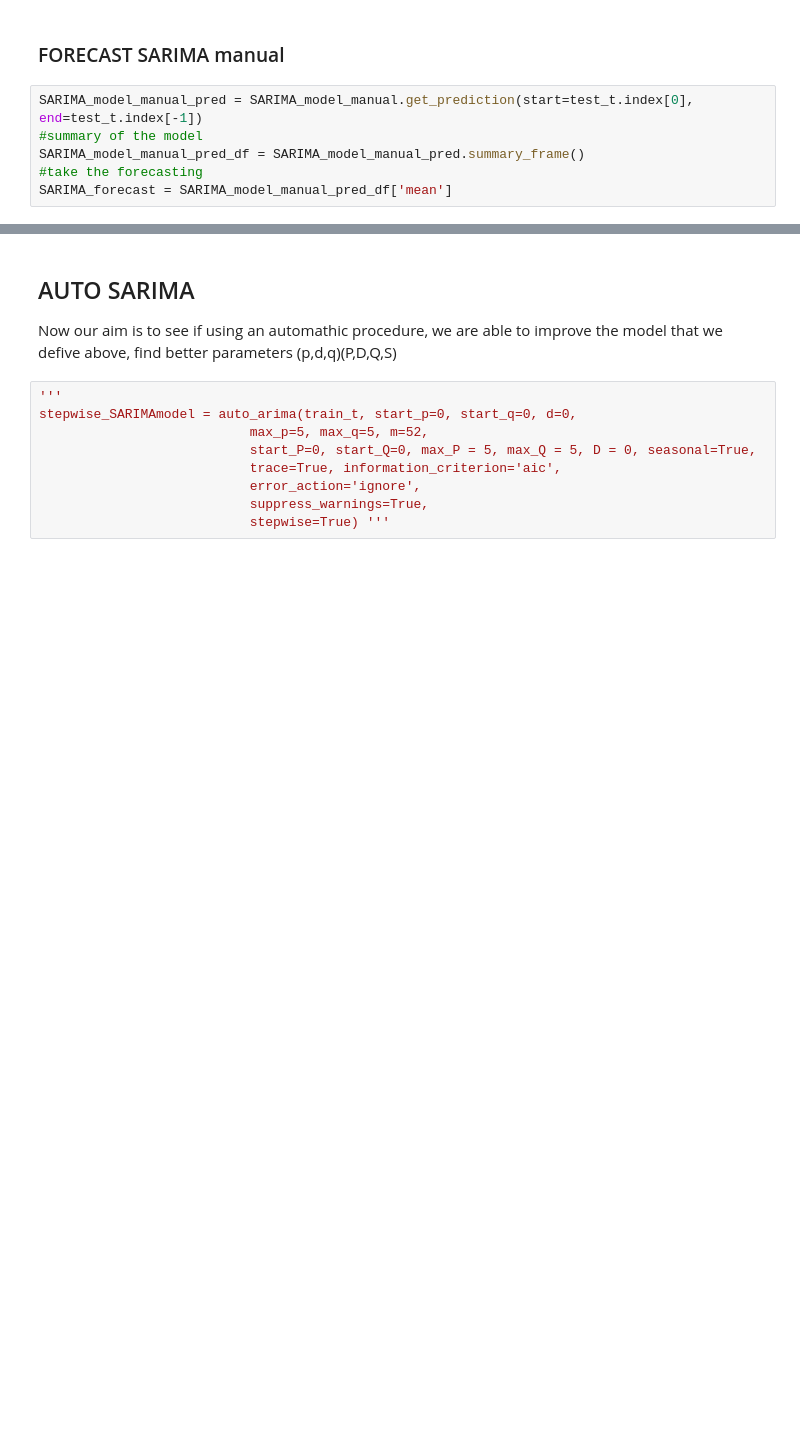
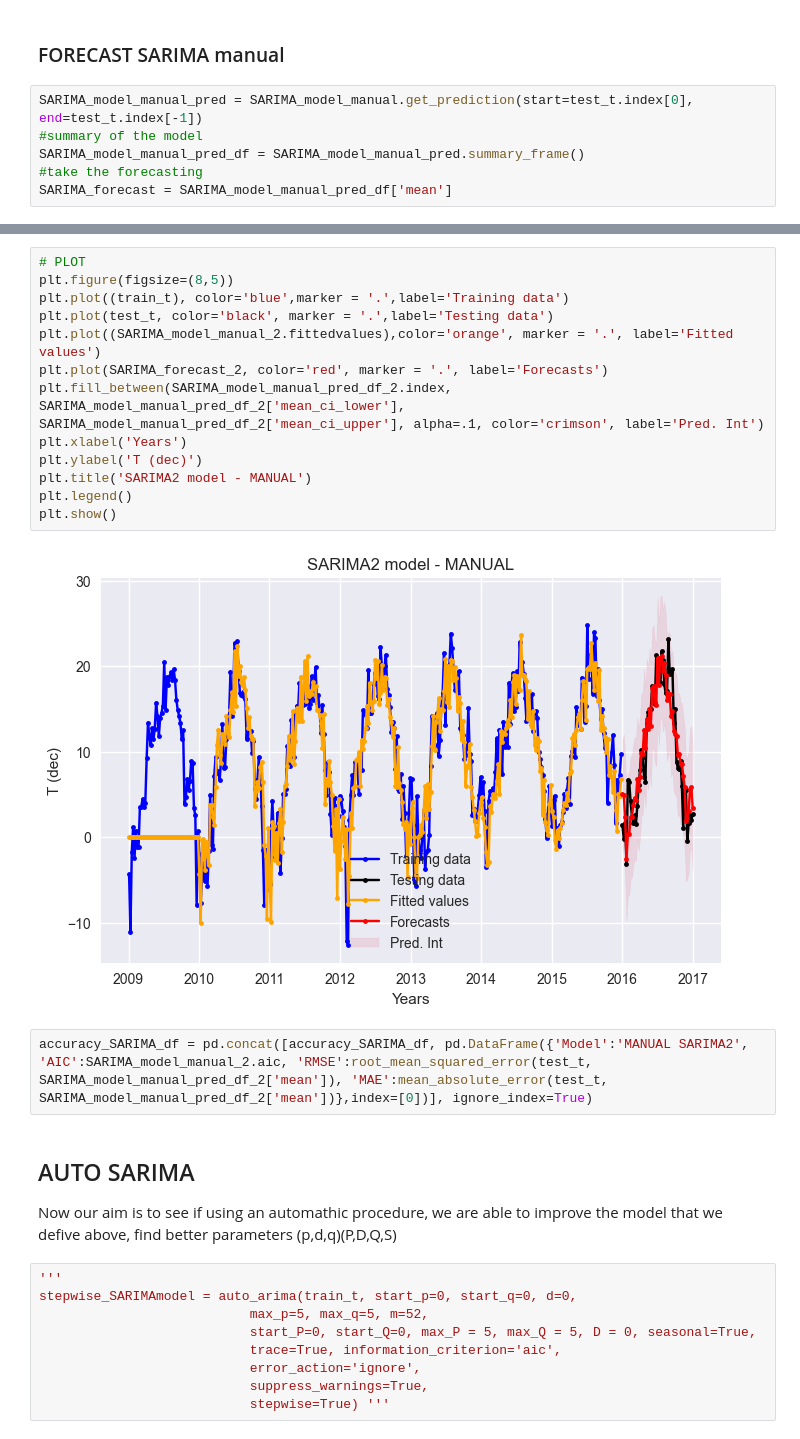
Before and after one commit to alelovo/StatisticalModels_project, a Jupyter notebook: SARIMA_family_models.ipynb, the cells around one changed output, grey strips where cells are left out. Cells and saved outputs as stored; diff of their text form; blank space fills up the shorter version.

```diff
--- a/SARIMA_family_models.ipynb
+++ b/SARIMA_family_models.ipynb
@@ -185,3 +250,20 @@ accuracy_SARIMA_df = pd.concat([accuracy_SARIMA_df, pd.DataFrame({'Model':'MANUA
+# %%
+# PLOT
+plt.figure(figsize=(8,5))
+plt.plot((train_t), color='blue',marker = '.',label='Training data')
+plt.plot(test_t, color='black', marker = '.',label='Testing data')
+plt.plot((SARIMA_model_manual_2.fittedvalues),color='orange', marker = '.', label='Fitted values')
+plt.plot(SARIMA_forecast_2, color='red', marker = '.', label='Forecasts')
+plt.fill_between(SARIMA_model_manual_pred_df_2.index, SARIMA_model_manual_pred_df_2['mean_ci_lower'], SARIMA_model_manual_pred_df_2['mean_ci_upper'], alpha=.1, color='crimson', label='Pred. Int')
+plt.xlabel('Years')
+plt.ylabel('T (dec)')
+plt.title('SARIMA2 model - MANUAL')
+plt.legend()
+plt.show()
+# %% [output]
+[figure, added]
+# %%
+accuracy_SARIMA_df = pd.concat([accuracy_SARIMA_df, pd.DataFrame({'Model':'MANUAL SARIMA2', 'AIC':SARIMA_model_manual_2.aic, 'RMSE':root_mean_squared_error(test_t, SARIMA_model_manual_pred_df_2['mean']), 'MAE':mean_absolute_error(test_t, SARIMA_model_manual_pred_df_2['mean'])},index=[0])], ignore_index=True)
 # %% [markdown]
 ## AUTO SARIMA
 
```
Also changed, not shown: parts of 20 cells of this notebook, 5 other files.
